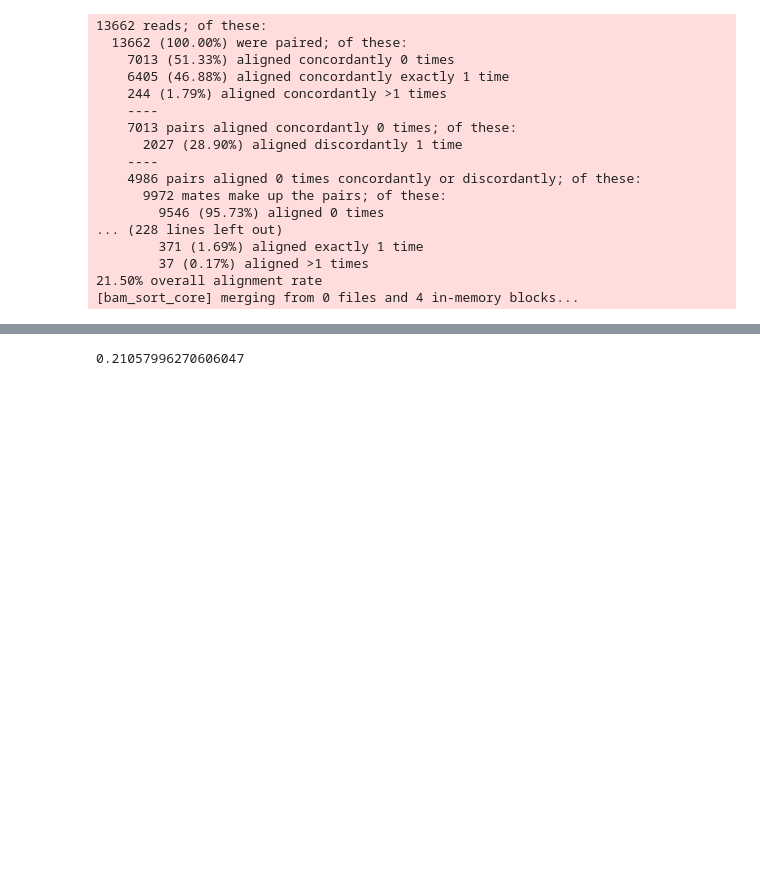
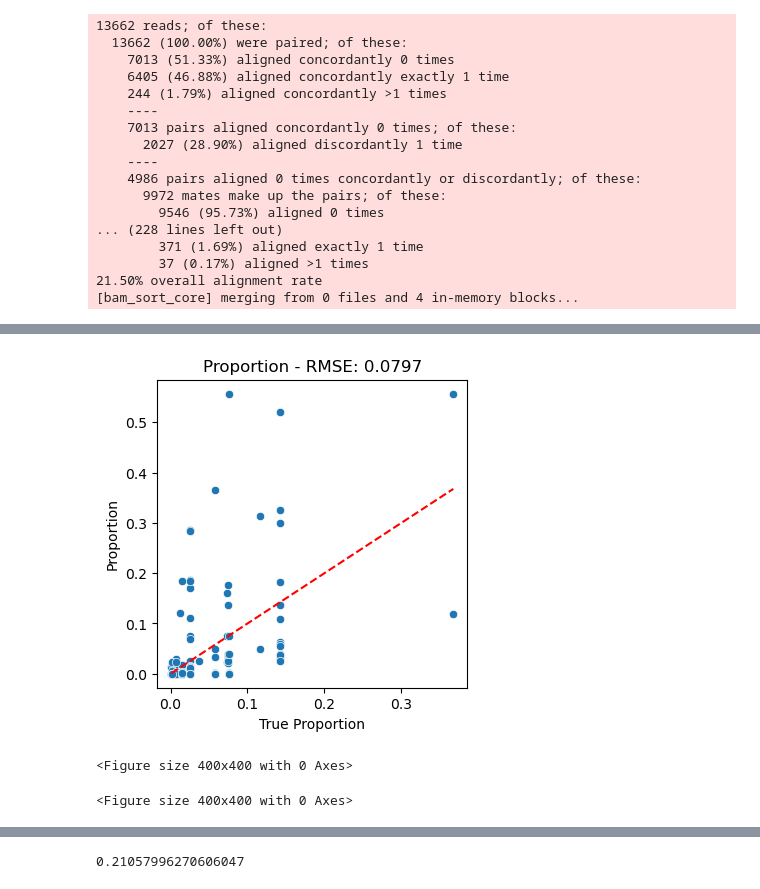
Before and after one commit to mistergroot/cladeaid, a Jupyter notebook: jupyter_notebooks/CladeAid.ipynb, the cells around one changed output, grey strips where cells are left out. Cells and saved outputs as stored; diff of their text form; code cells hidden in the pictures; blank space fills up the shorter version.

Commit message:
updating notebooks for publications figures

```diff
--- a/jupyter_notebooks/CladeAid.ipynb
+++ b/jupyter_notebooks/CladeAid.ipynb
@@ -830,3 +346,0 @@ tmp[["TaxID", "Bases"]].to_dict()
-# %%
-tmp = pd.read_csv("../data/MixE.test")
-tmp["Bases"] = tmp["Bases"] / tmp["Bases"].sum()
@@ -1036,0 +636,4 @@ rlens[rlens["TaxName"] == "Mallotus villosus"]
+# %%
+mixes = pd.read_csv("../data/mixes_for_ngsLCA_tests.csv")
+mixes["TaxName"] = mixes["Constituent"].str.replace("_", " ")
+mixes["True Proportion"] = mixes["Proportion"]
@@ -1036,0 +662,41 @@ rlens[rlens["TaxName"] == "Mallotus villosus"]
+# %%
+performance_eval_lca_95 = pd.DataFrame()
+for abundances in glob.glob("../data/*euk_0.95.lca.tsv"):
+    mix = abundances.split("/")[2].split("_")[0]
+    comparison = abundances.replace("_0.95.lca.tsv", "")
+    type = abundances.split("/")[2]
+    tmp = pd.read_csv(abundances, sep = "\t", header = None, names = ["ReadName", 1])
+    tmp["TaxID"] = tmp[1].str.split(":", expand = True)[0]
+    tmp["TaxName"] = tmp[1].str.split(":", expand = True)[1]
+    tmp["Rank"] = tmp[1].str.split(":", expand = True)[2]
+    tmp = tmp.merge(pd.read_csv(comparison + ".csv")[["ReadName", "TotalBases"]], how = "left", on = "ReadName")
+    tmp['Assigned_Bases'] = (tmp.groupby(['TaxID', 'TaxName'])['TotalBases'].transform('sum'))
+    tmp = (tmp.drop_duplicates(subset=['TaxID', 'TaxName']).reset_index(drop=True))
+    tmp = tmp[tmp["Rank"] == "species"]
+    tmp["Proportion"] = tmp["Assigned_Bases"] / tmp["Assigned_Bases"].sum()
+    tmp1 = mixes.copy()
+    tmp1["True Proportion"] = tmp1.groupby(["Mix", "TaxName"])["True Proportion"].transform('sum')
+    tmp1 = tmp1.drop_duplicates(subset= ['Mix', 'TaxName'], keep = "first").reset_index(drop=True)
+    tmp["Mix"] = mix
+    tmp["Type"] = type
+    tmp = tmp.merge(tmp1[["Mix", "TaxName", "True Proportion"]], how = "left", on = ["Mix", "TaxName"])
+    performance_eval_lca_95 = pd.concat([performance_eval_lca_95, tmp]).reset_index(drop=True)
+# %%
+min_val = min(performance_eval_lca_95["True Proportion"].min(), performance_eval_lca_95["True Proportion"].min())
+max_val = max(performance_eval_lca_95["True Proportion"].max(), performance_eval_lca_95["True Proportion"].max())
+x_line = np.linspace(min_val, max_val, 100)
+plt.rcParams["figure.figsize"] = (4,4)
+for prop in ["Proportion", "Naive_Proportion", "Penalized_Proportion"]:
+    try:
+        plt.figure()
+        tmp = performance_eval_lca_95[~performance_eval_lca_95["Type"].str.contains("targetref")].reset_index(drop=True)
+        sns.scatterplot(data = tmp, x = "True Proportion", y = prop)
+        rmse = np.sqrt(np.mean((tmp[prop] - tmp["True Proportion"]) ** 2))
+        plt.title(prop + " - RMSE: " + str(round(rmse, 4)))
+        plt.plot(x_line, x_line, color='red', linestyle='--', label='1:1 Line')
+    except:
+        pass
+# %% [output]
+[figure, added]
+<Figure size 400x400 with 0 Axes>
+<Figure size 400x400 with 0 Axes>
```
Also changed, not shown: parts of 247 cells of this notebook.
